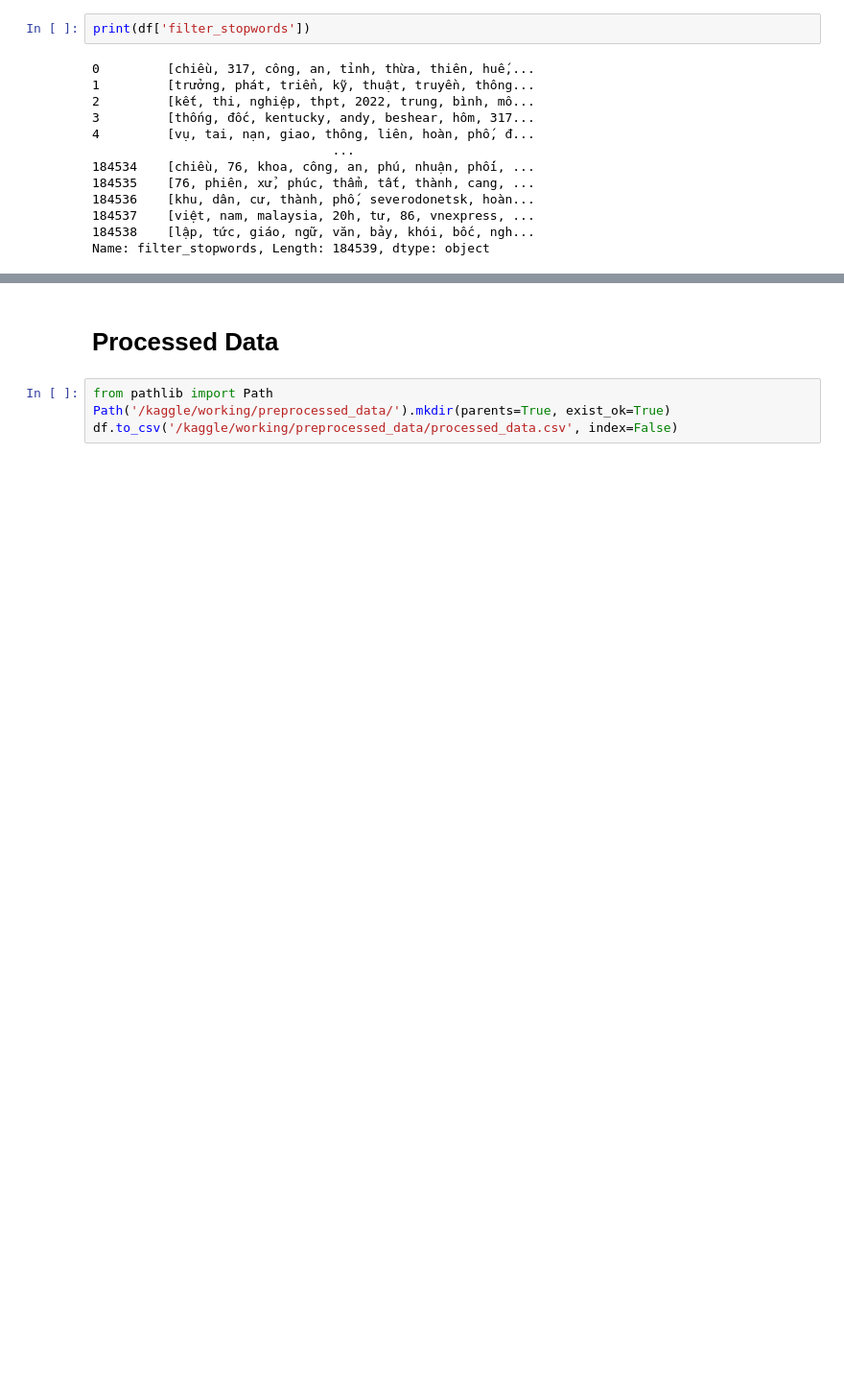
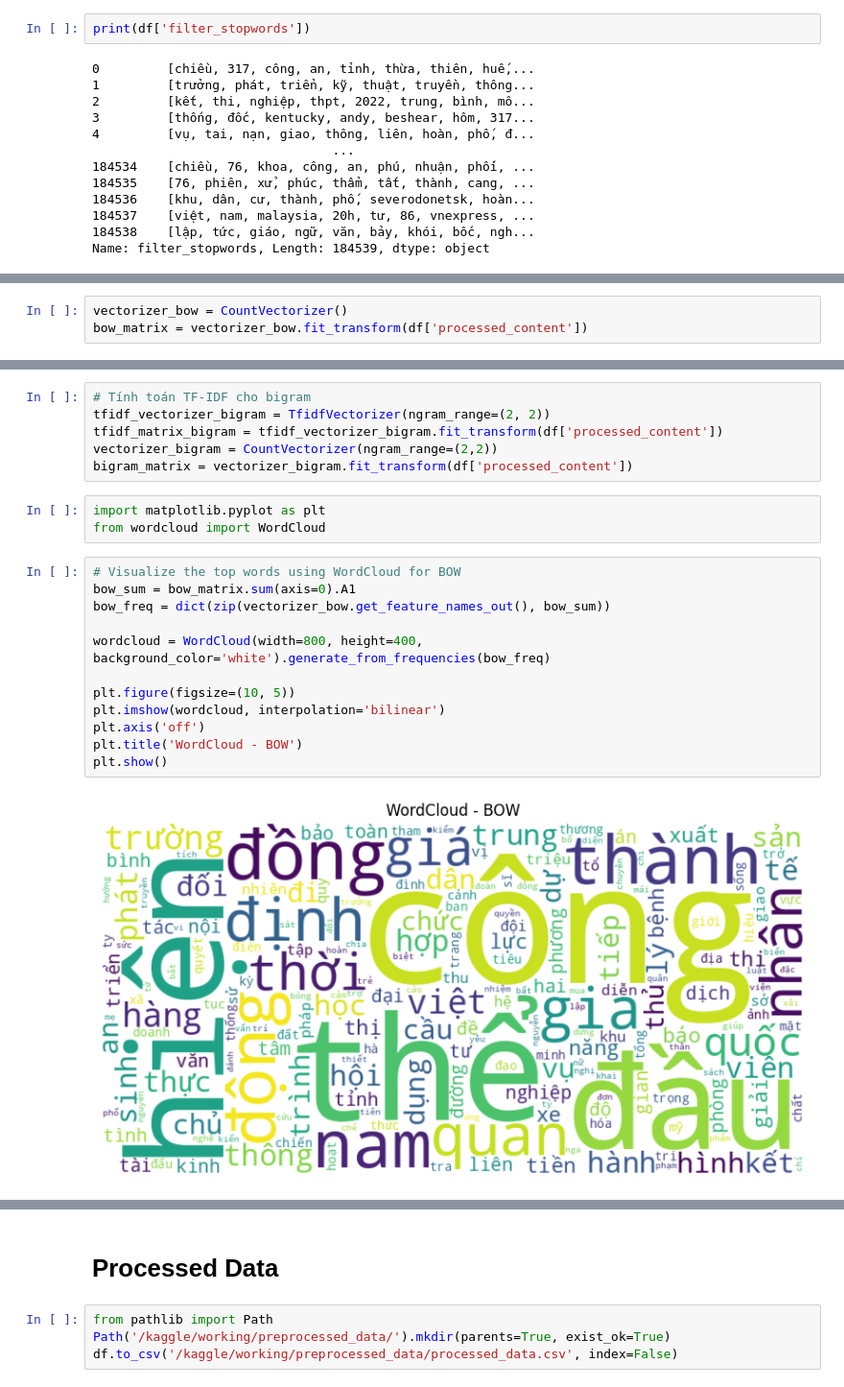
Before and after one commit to ngoc26062003/NLP_learning, a Jupyter notebook: 240118-textpreprocessingwithnltk.ipynb, the cells around one changed output, grey strips where cells are left out. Shown: that part at 96% size. Drawn from its saved outputs; the diff is of its cells as text; blank space fills up the shorter version.

```diff
--- a/240118-textpreprocessingwithnltk.ipynb
+++ b/240118-textpreprocessingwithnltk.ipynb
@@ -174,0 +160,3 @@ Name: filter_stopwords, Length: 184539, dtype: object
+# %%
+vectorizer_bow = CountVectorizer()
+bow_matrix = vectorizer_bow.fit_transform(df['processed_content'])
@@ -174,0 +220,23 @@ Name: filter_stopwords, Length: 184539, dtype: object
+# %%
+# Tính toán TF-IDF cho bigram
+tfidf_vectorizer_bigram = TfidfVectorizer(ngram_range=(2, 2))
+tfidf_matrix_bigram = tfidf_vectorizer_bigram.fit_transform(df['processed_content'])
+vectorizer_bigram = CountVectorizer(ngram_range=(2,2))
+bigram_matrix = vectorizer_bigram.fit_transform(df['processed_content'])
+# %%
+import matplotlib.pyplot as plt
+from wordcloud import WordCloud
+# %%
+# Visualize the top words using WordCloud for BOW
+bow_sum = bow_matrix.sum(axis=0).A1
+bow_freq = dict(zip(vectorizer_bow.get_feature_names_out(), bow_sum))
+
+wordcloud = WordCloud(width=800, height=400, background_color='white').generate_from_frequencies(bow_freq)
+
+plt.figure(figsize=(10, 5))
+plt.imshow(wordcloud, interpolation='bilinear')
+plt.axis('off')
+plt.title('WordCloud - BOW')
+plt.show()
+# %% [output]
+[figure, added]
```
Also changed, not shown: parts of 28 cells of this notebook.
